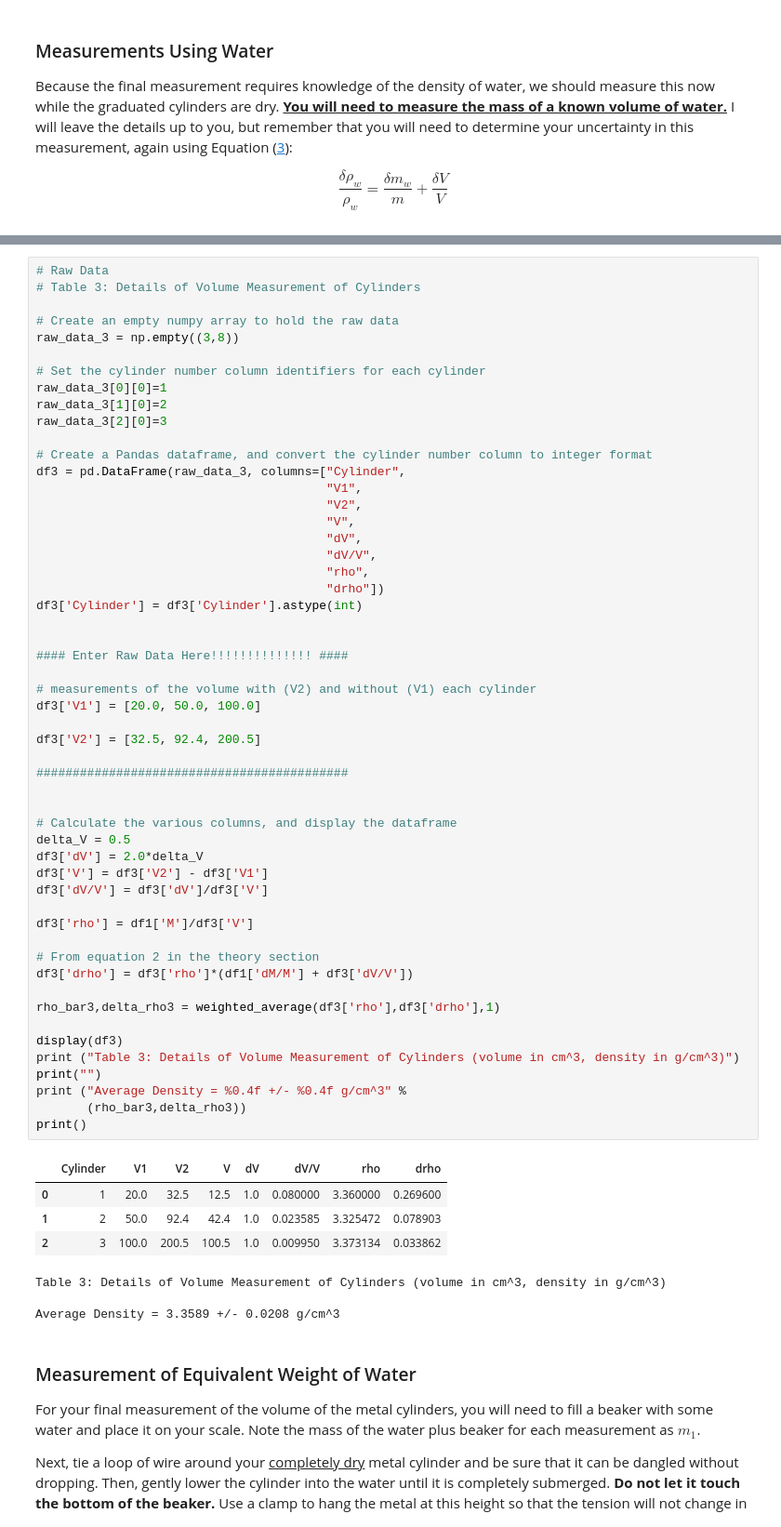
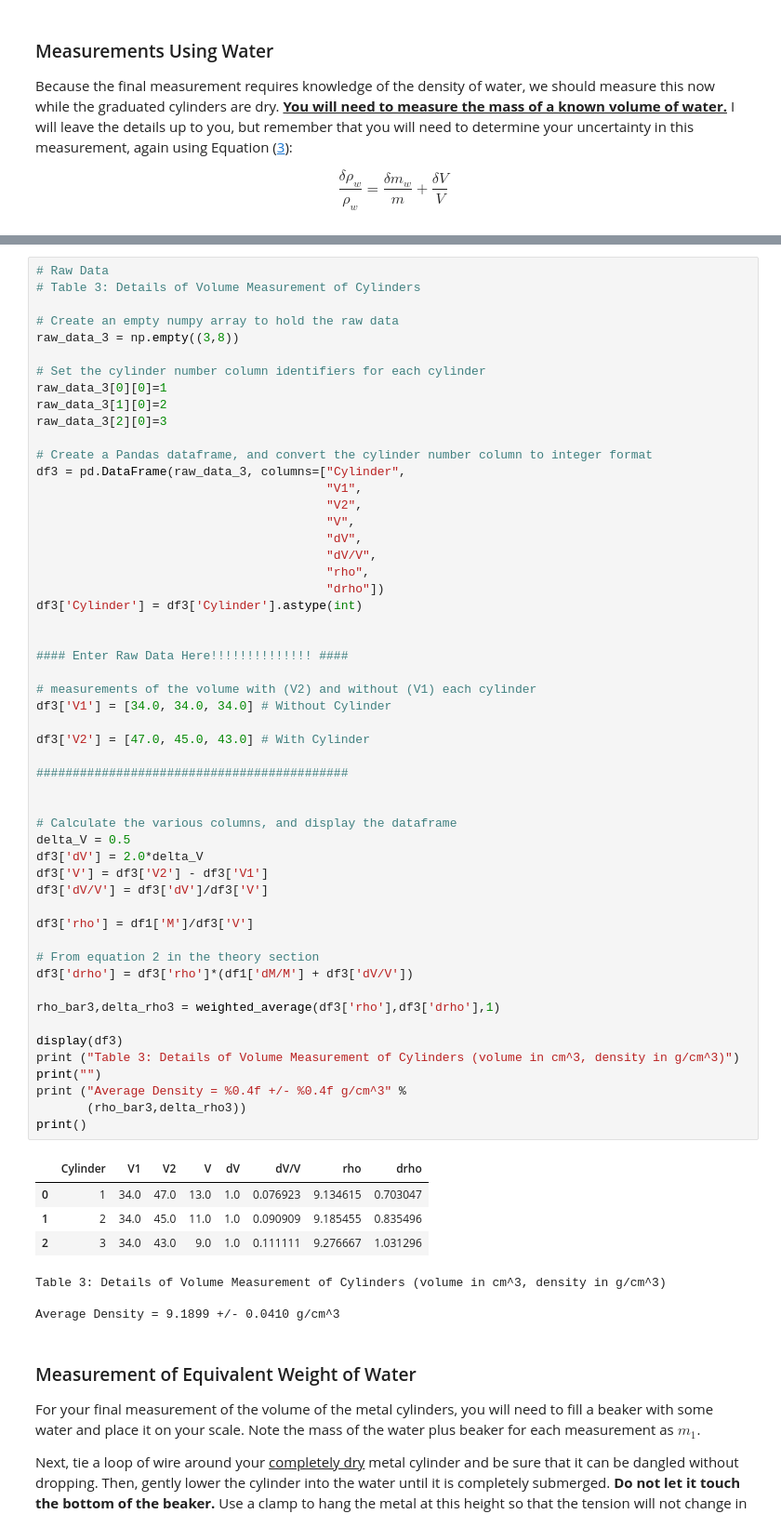
Before and after one commit to hendlervossmyles-a11y/Phys201L, a Jupyter notebook: labs/Lab01_Density/Lab01_Density.ipynb, the cells around one changed output, grey strips where cells are left out. Shown at 93% size. Saved outputs shown, nothing was run; the diff lists cells and outputs as text.

```diff
--- a/labs/Lab01_Density/Lab01_Density.ipynb
+++ b/labs/Lab01_Density/Lab01_Density.ipynb
@@ -487,41 +487,41 @@ df3['Cylinder'] = df3['Cylinder'].astype(int)
 
 #### Enter Raw Data Here!!!!!!!!!!!!!! ####
 
 # measurements of the volume with (V2) and without (V1) each cylinder
-df3['V1'] = [20.0, 50.0, 100.0]
+df3['V1'] = [34.0, 34.0, 34.0] # Without Cylinder
 
-df3['V2'] = [32.5, 92.4, 200.5]
+df3['V2'] = [47.0, 45.0, 43.0] # With Cylinder
 
 ###########################################
 
 
 # Calculate the various columns, and display the dataframe
 delta_V = 0.5
 df3['dV'] = 2.0*delta_V
 df3['V'] = df3['V2'] - df3['V1']
 df3['dV/V'] = df3['dV']/df3['V']
 
 df3['rho'] = df1['M']/df3['V']
 
 # From equation 2 in the theory section
 df3['drho'] = df3['rho']*(df1['dM/M'] + df3['dV/V'])
 
 rho_bar3,delta_rho3 = weighted_average(df3['rho'],df3['drho'],1)
 
 display(df3)
 print ("Table 3: Details of Volume Measurement of Cylinders (volume in cm^3, density in g/cm^3)")
 print("")
 print ("Average Density = %0.4f +/- %0.4f g/cm^3" %
        (rho_bar3,delta_rho3))
 print()
 # %% [output]
 |  | Cylinder | V1 | V2 | V | dV | dV/V | rho | drho |
-| 0 | 1 | 20.0 | 32.5 | 12.5 | 1.0 | 0.080000 | 3.360000 | 0.269600 |
-| 1 | 2 | 50.0 | 92.4 | 42.4 | 1.0 | 0.023585 | 3.325472 | 0.078903 |
-| 2 | 3 | 100.0 | 200.5 | 100.5 | 1.0 | 0.009950 | 3.373134 | 0.033862 |
+| 0 | 1 | 34.0 | 47.0 | 13.0 | 1.0 | 0.076923 | 9.134615 | 0.703047 |
+| 1 | 2 | 34.0 | 45.0 | 11.0 | 1.0 | 0.090909 | 9.185455 | 0.835496 |
+| 2 | 3 | 34.0 | 43.0 | 9.0 | 1.0 | 0.111111 | 9.276667 | 1.031296 |
 Table 3: Details of Volume Measurement of Cylinders (volume in cm^3, density in g/cm^3)
 
-Average Density = 3.3589 +/- 0.0208 g/cm^3
+Average Density = 9.1899 +/- 0.0410 g/cm^3
 # %% [markdown]
 ### Measurement of Equivalent Weight of Water
 For your final measurement of the volume of the metal cylinders, you will need to fill a beaker with some water and place it on your scale. Note the mass of the water plus beaker for each measurement as $m_{1}$.
```
Also changed, not shown: parts of 2 cells of this notebook.
